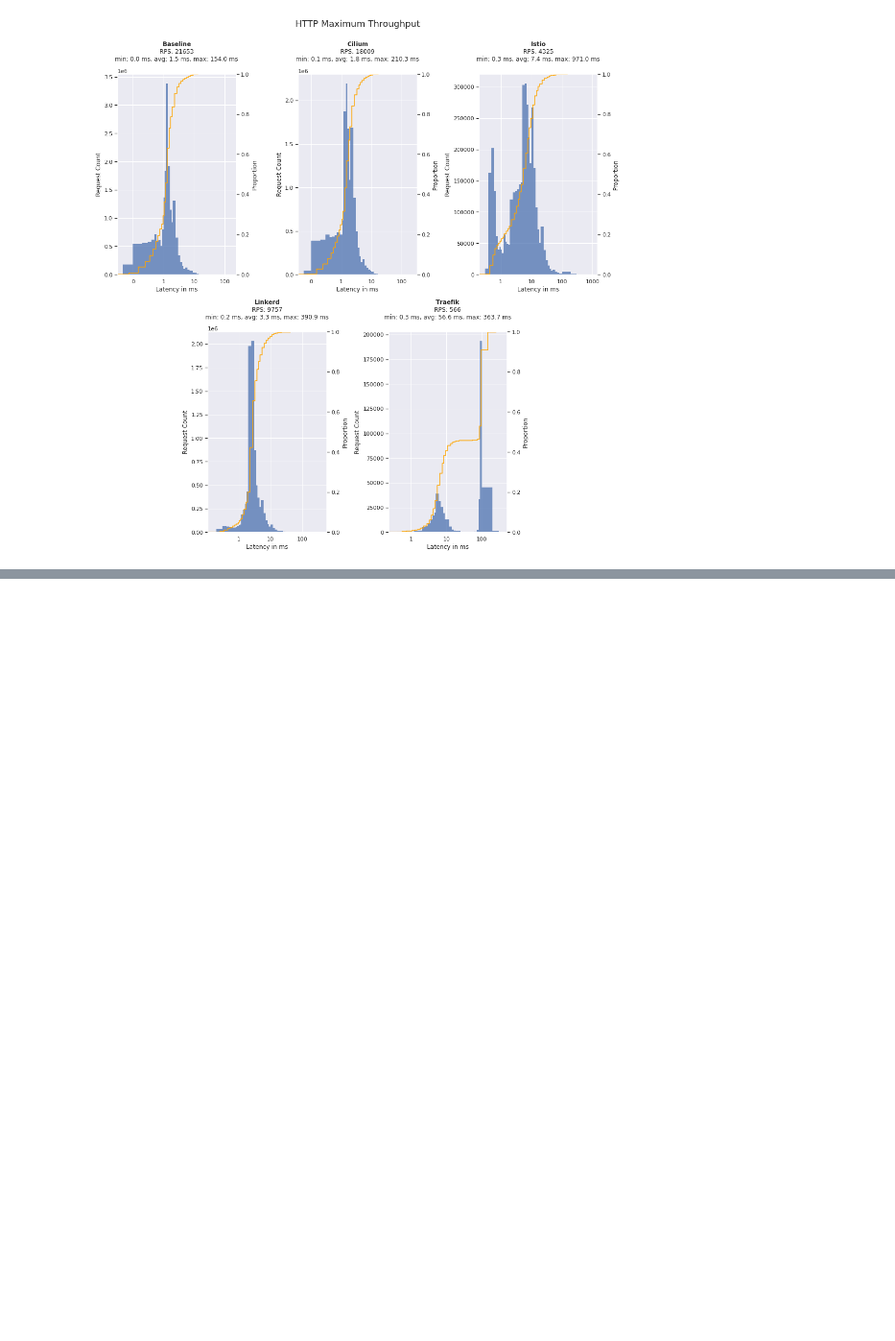
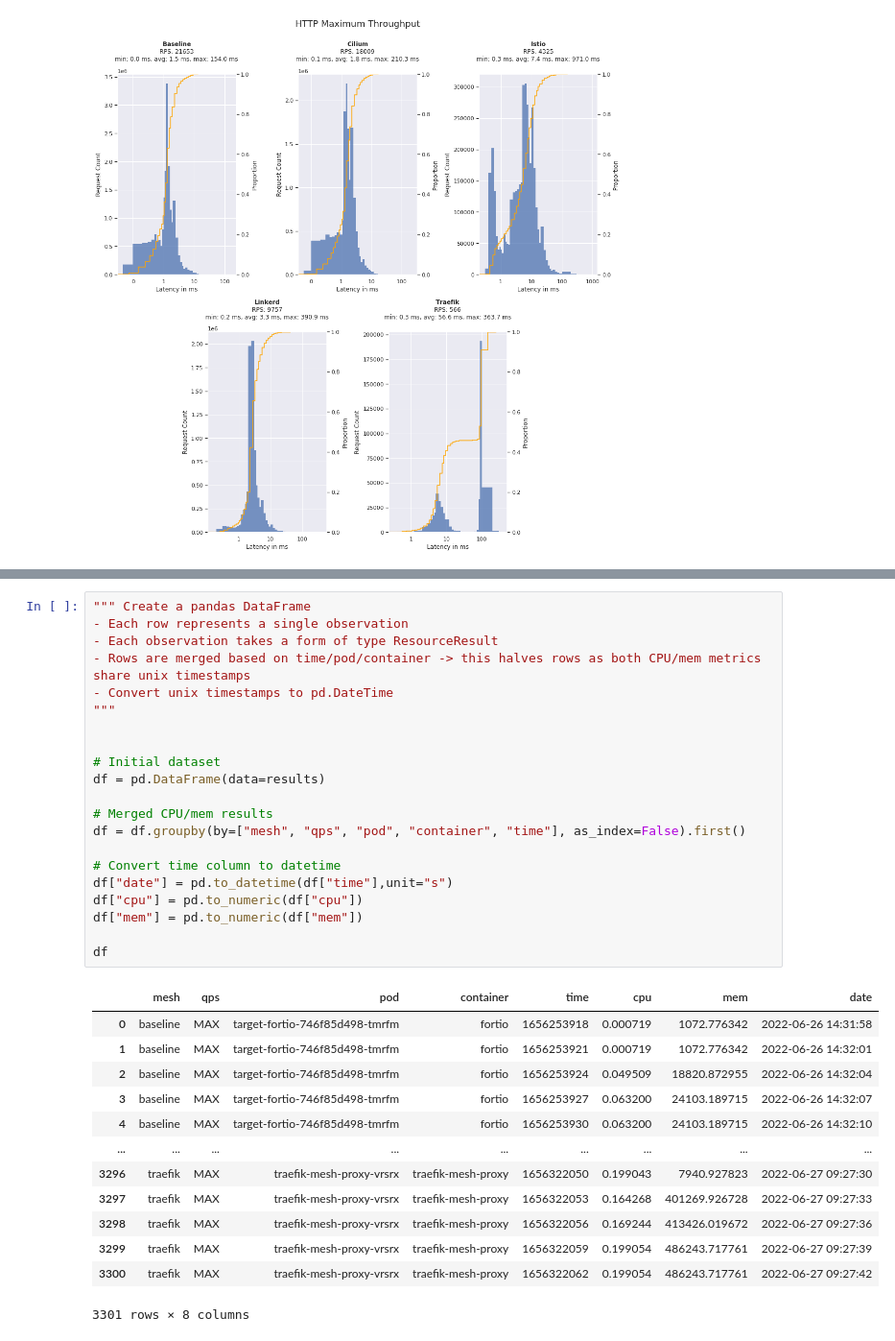
Before and after one commit to RichardBieringa/mesh-bench, a Jupyter notebook: viz/01_http_max_throughput.ipynb, the cells around one changed output, grey strips where cells are left out. Shown: that part at 96% size. Drawn from its saved outputs; the diff is of its cells as text; blank space fills up the shorter version.

```diff
--- a/viz/01_http_max_throughput.ipynb
+++ b/viz/01_http_max_throughput.ipynb
@@ -227,0 +345,35 @@ plt.show()
+# %%
+""" Create a pandas DataFrame
+- Each row represents a single observation
+- Each observation takes a form of type ResourceResult
+- Rows are merged based on time/pod/container -> this halves rows as both CPU/mem metrics share unix timestamps
+- Convert unix timestamps to pd.DateTime
+"""
+
+
+# Initial dataset
+df = pd.DataFrame(data=results)
+
+# Merged CPU/mem results
+df = df.groupby(by=["mesh", "qps", "pod", "container", "time"], as_index=False).first()
+
+# Convert time column to datetime
+df["date"] = pd.to_datetime(df["time"],unit="s")
+df["cpu"] = pd.to_numeric(df["cpu"])
+df["mem"] = pd.to_numeric(df["mem"])
+
+df
+# %% [output]
+|  | mesh | qps | pod | container | time | cpu | mem | date |
+| 0 | baseline | MAX | target-fortio-746f85d498-tmrfm | fortio | 1656253918 | 0.000719 | 1072.776342 | 2022-06-26 14:31:58 |
+| 1 | baseline | MAX | target-fortio-746f85d498-tmrfm | fortio | 1656253921 | 0.000719 | 1072.776342 | 2022-06-26 14:32:01 |
+| 2 | baseline | MAX | target-fortio-746f85d498-tmrfm | fortio | 1656253924 | 0.049509 | 18820.872955 | 2022-06-26 14:32:04 |
+| 3 | baseline | MAX | target-fortio-746f85d498-tmrfm | fortio | 1656253927 | 0.063200 | 24103.189715 | 2022-06-26 14:32:07 |
+| 4 | baseline | MAX | target-fortio-746f85d498-tmrfm | fortio | 1656253930 | 0.063200 | 24103.189715 | 2022-06-26 14:32:10 |
+| ... | ... | ... | ... | ... | ... | ... | ... | ... |
+| 3296 | traefik | MAX | traefik-mesh-proxy-vrsrx | traefik-mesh-proxy | 1656322050 | 0.199043 | 7940.927823 | 2022-06-27 09:27:30 |
+| 3297 | traefik | MAX | traefik-mesh-proxy-vrsrx | traefik-mesh-proxy | 1656322053 | 0.164268 | 401269.926728 | 2022-06-27 09:27:33 |
+| 3298 | traefik | MAX | traefik-mesh-proxy-vrsrx | traefik-mesh-proxy | 1656322056 | 0.169244 | 413426.019672 | 2022-06-27 09:27:36 |
+| 3299 | traefik | MAX | traefik-mesh-proxy-vrsrx | traefik-mesh-proxy | 1656322059 | 0.199054 | 486243.717761 | 2022-06-27 09:27:39 |
+| 3300 | traefik | MAX | traefik-mesh-proxy-vrsrx | traefik-mesh-proxy | 1656322062 | 0.199054 | 486243.717761 | 2022-06-27 09:27:42 |
+3301 rows × 8 columns
```
Also changed, not shown: parts of 5 cells of this notebook, 1 other file.
